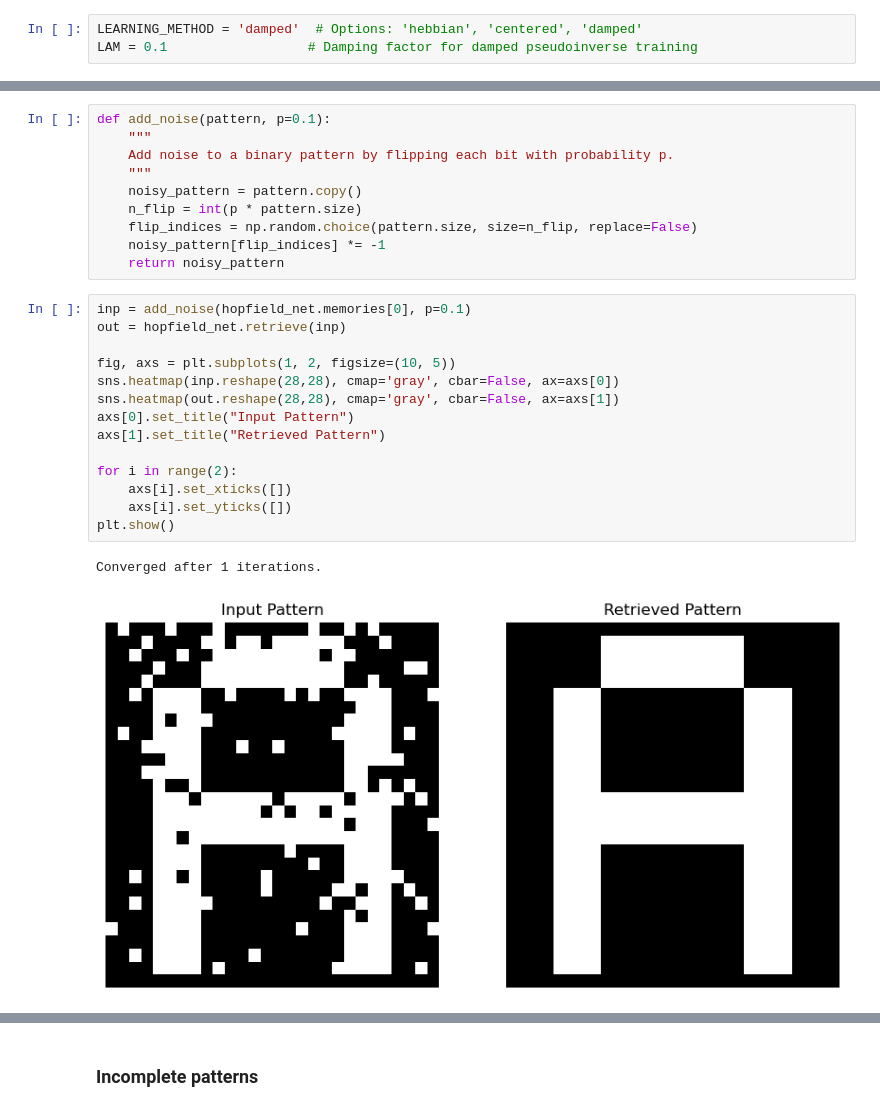
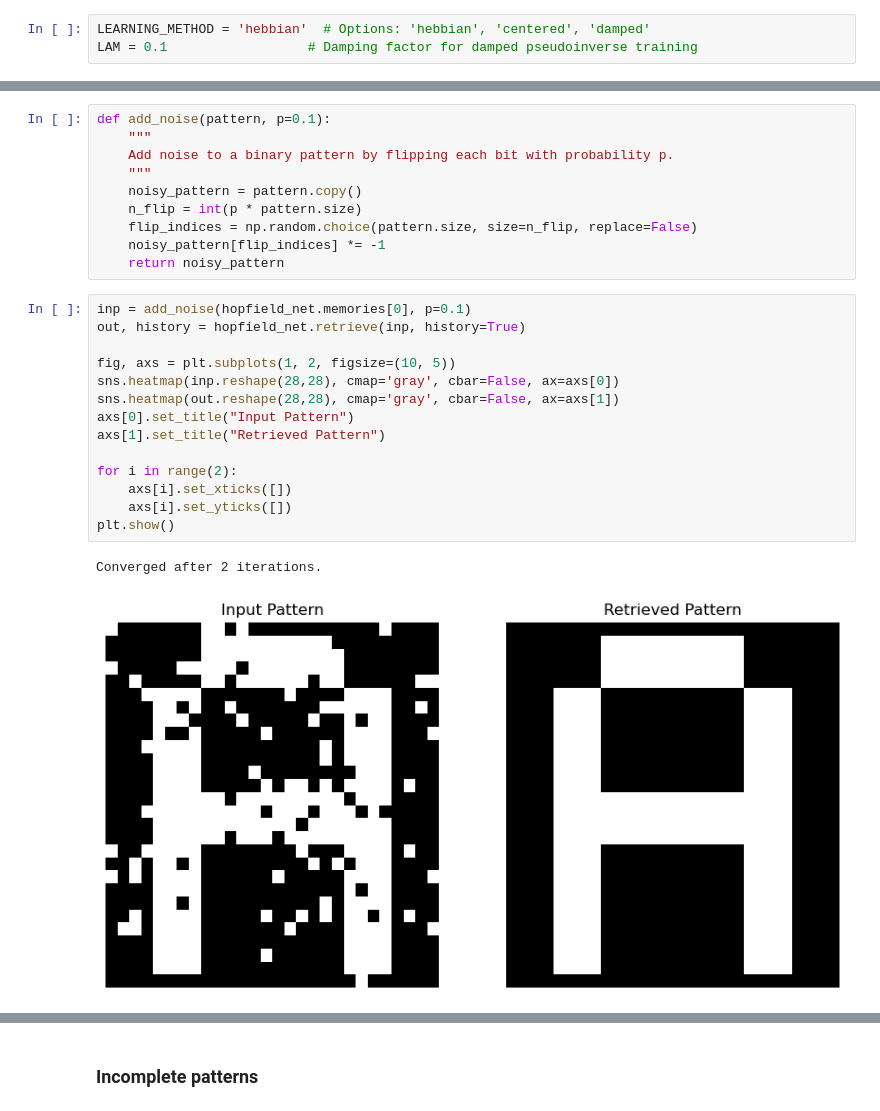
Before and after one commit to LLapsus/hopmemo, a Jupyter notebook: hopfield_demo.ipynb, the cells around one changed output, grey strips where cells are left out. Drawn from its saved outputs; the diff is of its cells as text.

```diff
--- a/hopfield_demo.ipynb
+++ b/hopfield_demo.ipynb
@@ -8,7 +9,7 @@ import seaborn as sns
 from alnum_dataset import generate_alnum_dataset
 from hopfield import *
 # %%
-LEARNING_METHOD = 'damped'  # Options: 'hebbian', 'centered', 'damped'
+LEARNING_METHOD = 'hebbian'  # Options: 'hebbian', 'centered', 'damped'
 LAM = 0.1                  # Damping factor for damped pseudoinverse training
 # %%
 # Load dataset
@@ -110,18 +110,18 @@ def add_noise(pattern, p=0.1):
     return noisy_pattern
 # %%
 inp = add_noise(hopfield_net.memories[0], p=0.1)
-out = hopfield_net.retrieve(inp)
+out, history = hopfield_net.retrieve(inp, history=True)
 
 fig, axs = plt.subplots(1, 2, figsize=(10, 5))
 sns.heatmap(inp.reshape(28,28), cmap='gray', cbar=False, ax=axs[0])
 sns.heatmap(out.reshape(28,28), cmap='gray', cbar=False, ax=axs[1])
 axs[0].set_title("Input Pattern")
 axs[1].set_title("Retrieved Pattern")
 
 for i in range(2):
     axs[i].set_xticks([])
     axs[i].set_yticks([])
 plt.show()
 # %% [output]
-Converged after 1 iterations.
+Converged after 2 iterations.
-[figure, old version]
+[figure, new version]
```
Also changed, not shown: parts of 10 cells of this notebook, 1 other file.
